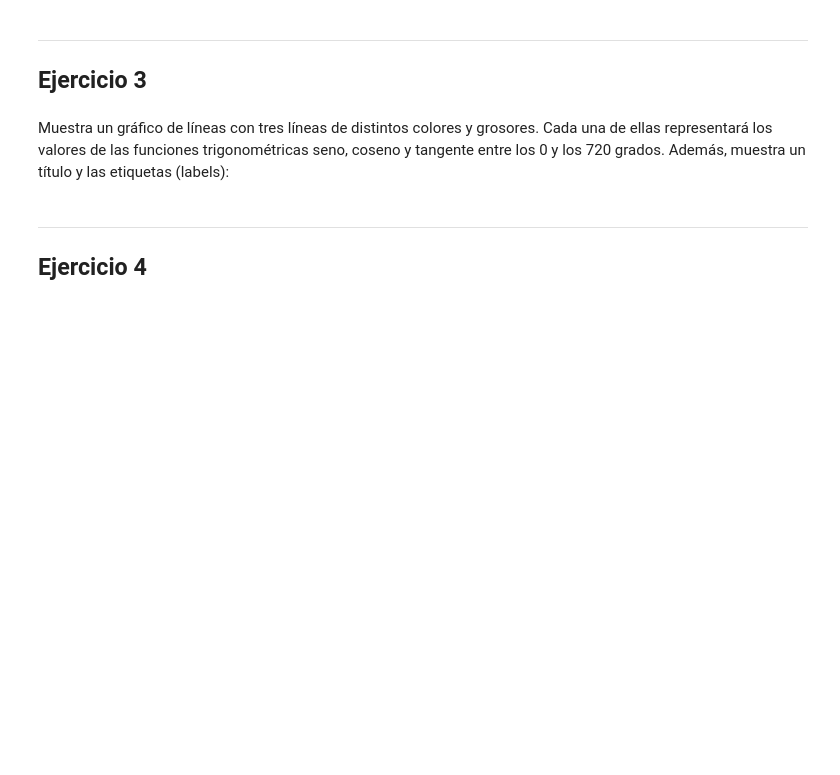
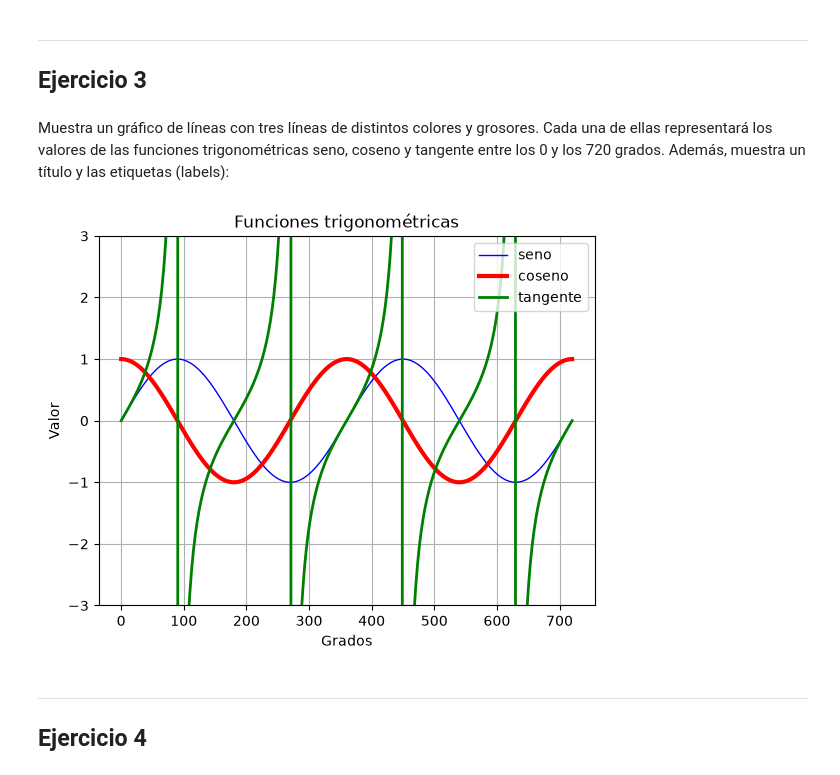
Before and after one commit to eonblue-dev/clases, a Jupyter notebook: PIA/Matplotlib y Seaborn/03-Matplotlib_Ejercicios_3.ipynb, the cells around one changed output. Saved outputs shown, nothing was run; the diff lists cells and outputs as text; code cells hidden in the pictures; blank space fills up the shorter version.

```diff
--- a/PIA/Matplotlib y Seaborn/03-Matplotlib_Ejercicios_3.ipynb
+++ b/PIA/Matplotlib y Seaborn/03-Matplotlib_Ejercicios_3.ipynb
@@ -17,6 +36,34 @@ Muestra un gráfico de líneas con una única línea. Esta línea ha de partir d
 ## Ejercicio 3
 # %% [markdown]
 Muestra un gráfico de líneas con tres líneas de distintos colores y grosores. Cada una de ellas representará los valores de las funciones trigonométricas seno, coseno y tangente entre los 0 y los 720 grados. Además, muestra un título y las etiquetas (labels):
+# %%
+# grados de 0 a 720
+grados = np.linspace(0, 720, 500)
+
+# numpy trabaja en radianes así que hay que pasar los grados a radianes
+radianes = np.radians(grados)
+
+seno = np.sin(radianes)
+coseno = np.cos(radianes)
+tangente = np.tan(radianes)
+
+plt.plot(grados, seno, label = "seno", color = "blue", linewidth = 1)
+plt.plot(grados, coseno, label = "coseno", color = "red", linewidth = 3)
+plt.plot(grados, tangente, label = "tangente", color = "green", linewidth = 2)
+
+# la tangente se va al infinito en 90, 270... y no se ven las otras líneas,
+# así que limito el eje Y (esto lo he buscado, no venía en la teoría)
+plt.ylim(-3, 3)
+
+plt.title("Funciones trigonométricas")
+plt.xlabel("Grados")
+plt.ylabel("Valor")
+plt.legend()
+plt.grid()
+
+plt.show()
+# %% [output]
+[figure, added]
 # %% [markdown]
 ---
 ## Ejercicio 4
```
Also changed, not shown: parts of 10 cells of this notebook, 15 other files.
